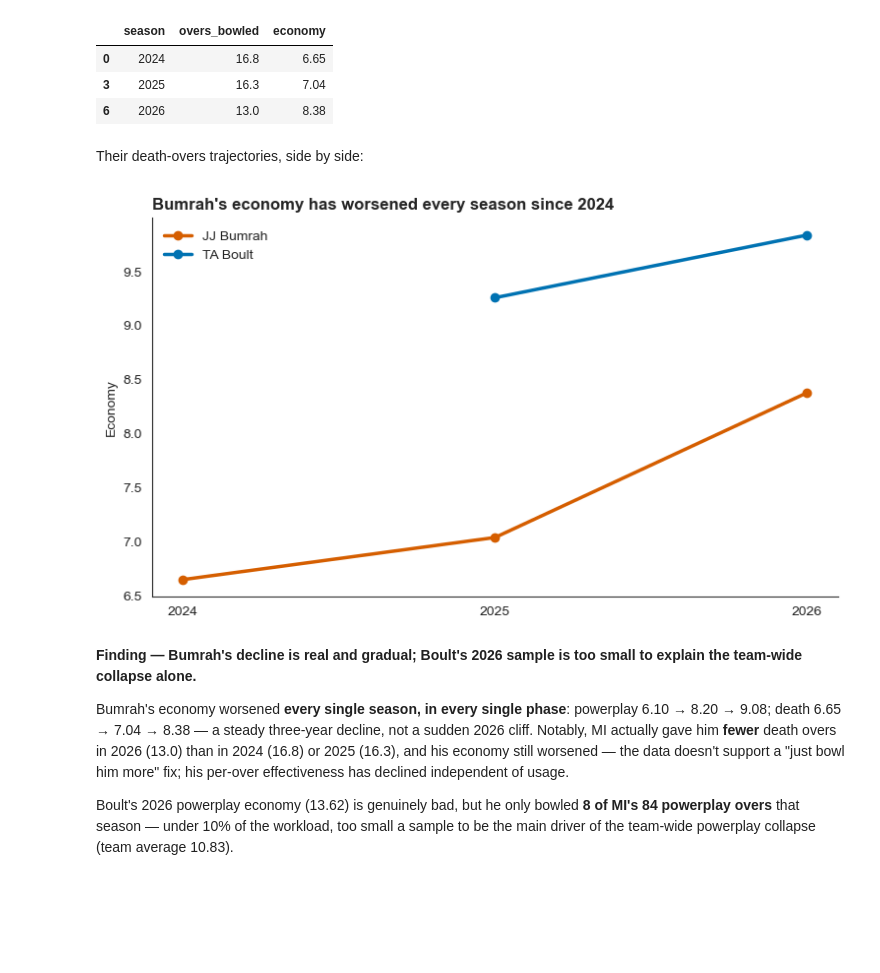
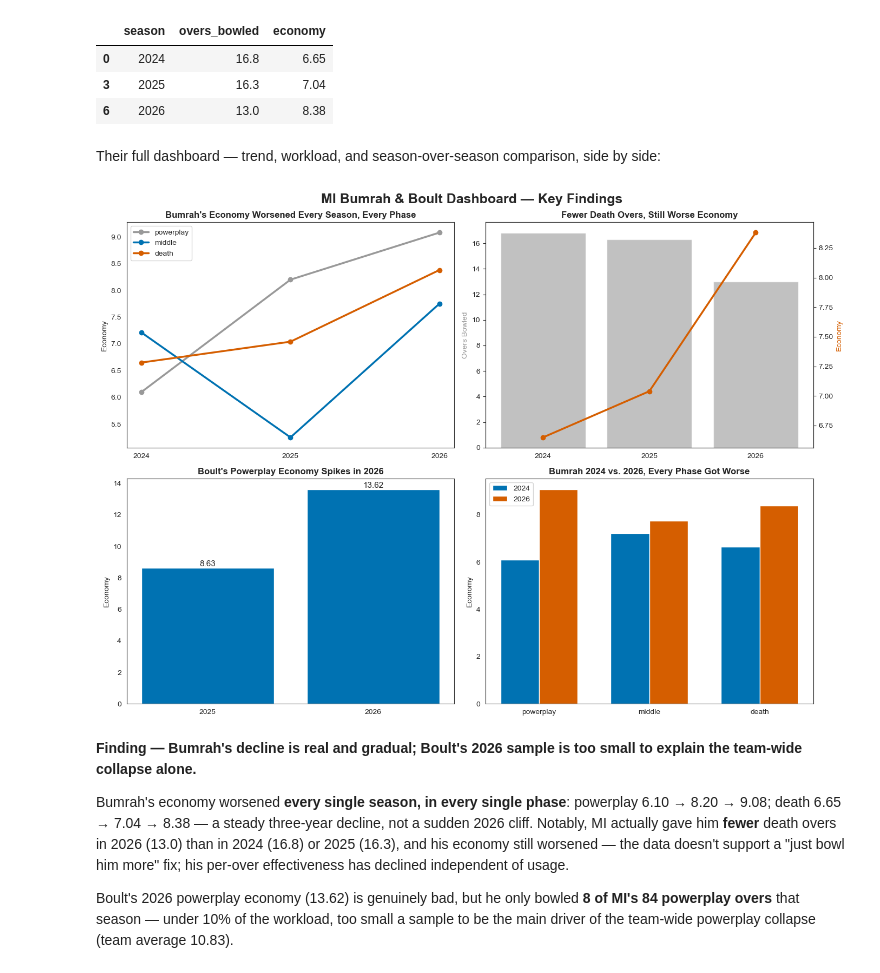
Before and after one commit to aarshdesai-ds/mi-2024-2026-case-study, a Jupyter notebook: notebooks/Bowling_Analysis.ipynb, the cells around one changed output. Saved outputs shown, nothing was run; the diff lists cells and outputs as text; code cells hidden in the pictures; blank space fills up the shorter version.

```diff
--- a/notebooks/Bowling_Analysis.ipynb
+++ b/notebooks/Bowling_Analysis.ipynb
@@ -428,23 +428,53 @@ bumrah_death[['season', 'overs_bowled', 'economy']]
 | 3 | 2025 | 16.3 | 7.04 |
 | 6 | 2026 | 13.0 | 8.38 |
 # %% [markdown]
-Their death-overs trajectories, side by side:
+Their full dashboard — trend, workload, and season-over-season comparison, side by side:
 # %%
-fig, ax4 = plt.subplots(figsize=(9, 5))
-bb = bumrah_boult_split[(bumrah_boult_split['Bowler'].isin(['JJ Bumrah', 'TA Boult'])) & (bumrah_boult_split['phase'] == 'death')]
-for bowler, color in zip(['JJ Bumrah', 'TA Boult'], [ACCENT, BLUE]):
-    sub = bb[bb['Bowler'] == bowler].sort_values('season')
-    ax4.plot(sub['season'], sub['economy'], marker='o', linewidth=2.5, color=color, label=bowler)
-ax4.set_title("Bumrah's economy has worsened every season since 2024",
-              fontsize=12, fontweight='bold', loc='left')
-ax4.legend(frameon=False)
-ax4.spines[['top', 'right']].set_visible(False)
-ax4.set_xticks([2024, 2025, 2026])
-ax4.set_ylabel("Economy")
-plt.savefig("../dashboard_data/chart4_bumrah_boult.png", dpi=200, bbox_inches='tight')
+fig, axes = plt.subplots(2, 2, figsize=(14, 10))
+fig.suptitle("MI Bumrah & Boult Dashboard — Key Findings", fontsize=18, fontweight='bold')
+
+# ── Top-left: Bumrah's economy trend, all three phases ──
+ax = axes[0, 0]
+bumrah_only = bumrah_boult_split[bumrah_boult_split['Bowler'] == 'JJ Bumrah']
+for phase, color in zip(['powerplay', 'middle', 'death'], [GRAY, BLUE, ACCENT]):
+    sub = bumrah_only[bumrah_only['phase'] == phase].sort_values('season')
+    ax.plot(sub['season'], sub['economy'], marker='o', linewidth=2.5, color=color, label=phase)
+ax.set_title("Bumrah's Economy Worsened Every Season, Every Phase", fontsize=12, fontweight='bold')
+ax.set_ylabel("Economy"); ax.legend(); ax.set_xticks([2024, 2025, 2026])
+
+# ── Top-right: Bumrah's death-overs workload vs economy, twin axis ──
+ax = axes[0, 1]
+ax2 = ax.twinx()
+bumrah_death = bumrah_only[bumrah_only['phase'] == 'death'].sort_values('season')
+ax.bar(bumrah_death['season'].astype(str), bumrah_death['overs_bowled'], color=GRAY, alpha=0.6, label='Overs bowled')
+ax2.plot(bumrah_death['season'].astype(str), bumrah_death['economy'], marker='o', color=ACCENT, linewidth=2.5, label='Economy')
+ax.set_title("Fewer Death Overs, Still Worse Economy", fontsize=12, fontweight='bold')
+ax.set_ylabel("Overs Bowled", color=GRAY); ax2.set_ylabel("Economy", color=ACCENT)
+
+# ── Bottom-left: Boult's powerplay collapse ──
+ax = axes[1, 0]
+boult_pp = bumrah_boult_split[(bumrah_boult_split['Bowler'] == 'TA Boult') & (bumrah_boult_split['phase'] == 'powerplay')].sort_values('season')
+bars = ax.bar(boult_pp['season'].astype(str), boult_pp['economy'], color=[BLUE, BLUE, ACCENT])
+ax.bar_label(bars, fmt='%.2f', fontsize=11)
+ax.set_title("Boult's Powerplay Economy Spikes in 2026", fontsize=12, fontweight='bold')
+ax.set_ylabel("Economy")
+
+# ── Bottom-right: Bumrah 2024 vs 2026, all phases, grouped bar ──
+ax = axes[1, 1]
+comp = bumrah_only[bumrah_only['season'].isin([2024, 2026])]
+pivot = comp.pivot(index='phase', columns='season', values='economy').reindex(['powerplay', 'middle', 'death'])
+x = np.arange(len(pivot.index)); width = 0.35
+ax.bar(x - width/2, pivot[2024], width, label='2024', color=BLUE)
+ax.bar(x + width/2, pivot[2026], width, label='2026', color=ACCENT)
+ax.set_xticks(x); ax.set_xticklabels(pivot.index)
+ax.set_title("Bumrah 2024 vs. 2026, Every Phase Got Worse", fontsize=12, fontweight='bold')
+ax.set_ylabel("Economy"); ax.legend()
+
+plt.tight_layout()
+plt.savefig("../dashboard_data/bumrah_boult_dashboard_2x2.png", dpi=200, bbox_inches='tight')
 plt.show()
 # %% [output]
-[figure, old version]
+[figure, new version]
 # %% [markdown]
 **Finding — Bumrah's decline is real and gradual; Boult's 2026 sample is too small to explain the team-wide collapse alone.**
 
```
Also changed, not shown: parts of 10 cells of this notebook, 4 other files.
